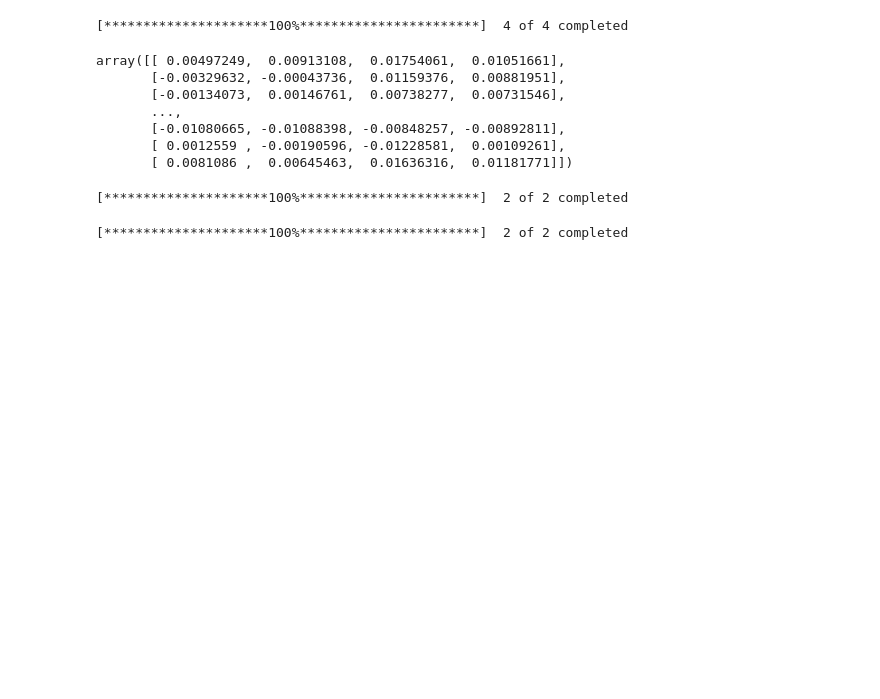
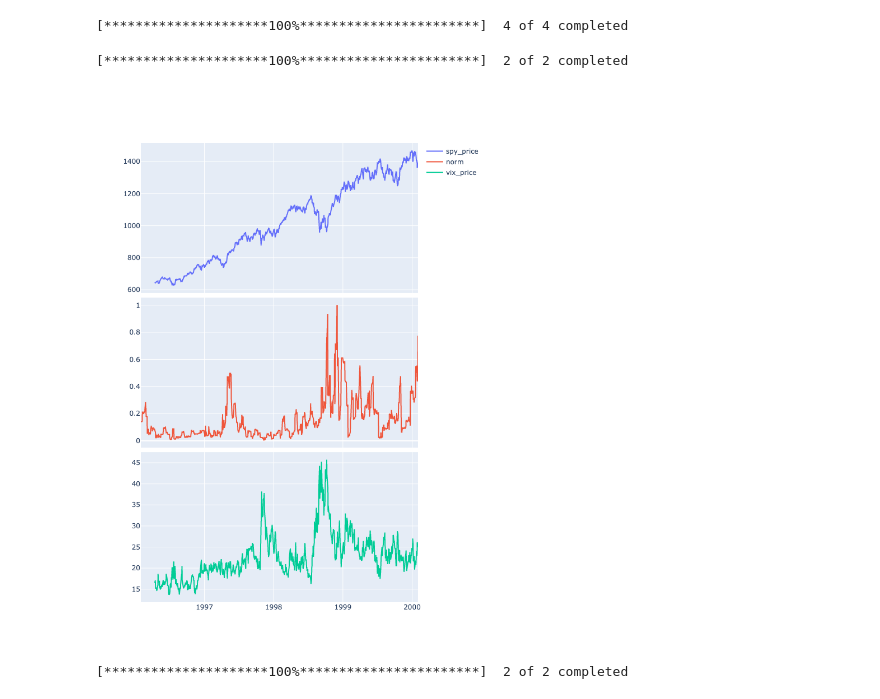
Before and after one commit to harshasomisetty/summer-tda-research, a Jupyter notebook: notebooks/market_crashes.ipynb, the cells around one changed output. Cells and saved outputs as stored; diff of their text form; code cells hidden in the pictures; blank space fills up the shorter version.

```diff
--- a/notebooks/market_crashes.ipynb
+++ b/notebooks/market_crashes.ipynb
@@ -60,16 +60,6 @@ plotly_params = {
 # Figure 7: demonstration of data
 for date in dates:
     plot_point_cloud(data_df[["^GSPC", "^IXIC"]][date-50:date].to_numpy(), plotly_params = plotly_params).show()
-# %%
-x, dates = data_df.to_numpy(), data_df.index
-# %% [output]
-array([[ 0.00497249,  0.00913108,  0.01754061,  0.01051661],
-       [-0.00329632, -0.00043736,  0.01159376,  0.00881951],
-       [-0.00134073,  0.00146761,  0.00738277,  0.00731546],
-       ...,
-       [-0.01080665, -0.01088398, -0.00848257, -0.00892811],
-       [ 0.0012559 , -0.00190596, -0.01228581,  0.00109261],
-       [ 0.0081086 ,  0.00645463,  0.01636316,  0.01181771]])
 # %%
 # Section 4 methodology of generating L1 norm time series from sliding window point clouds
 
@@ -118,6 +108,11 @@ for i, col in enumerate(calced_df.keys(), start=1):
 fig.show()
 # %% [output]
 [*********************100%***********************]  2 of 2 completed
+# %%
+from IPython import display
+display.Image("../images/figure10.png")
+# %% [output]
+[figure, added]
 # %%
 # Market activity from 2017, stride
 
```
Also changed, not shown: parts of 7 cells of this notebook, 6 other files.
